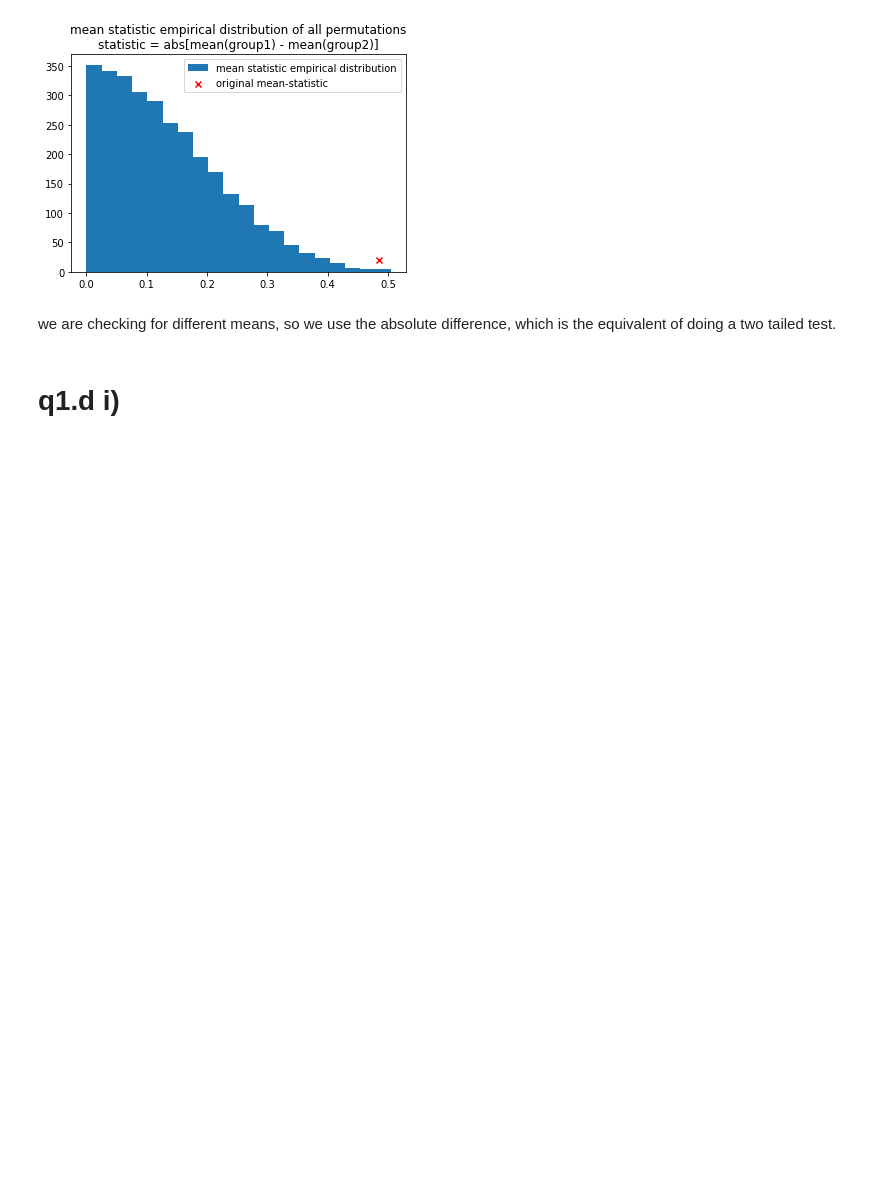
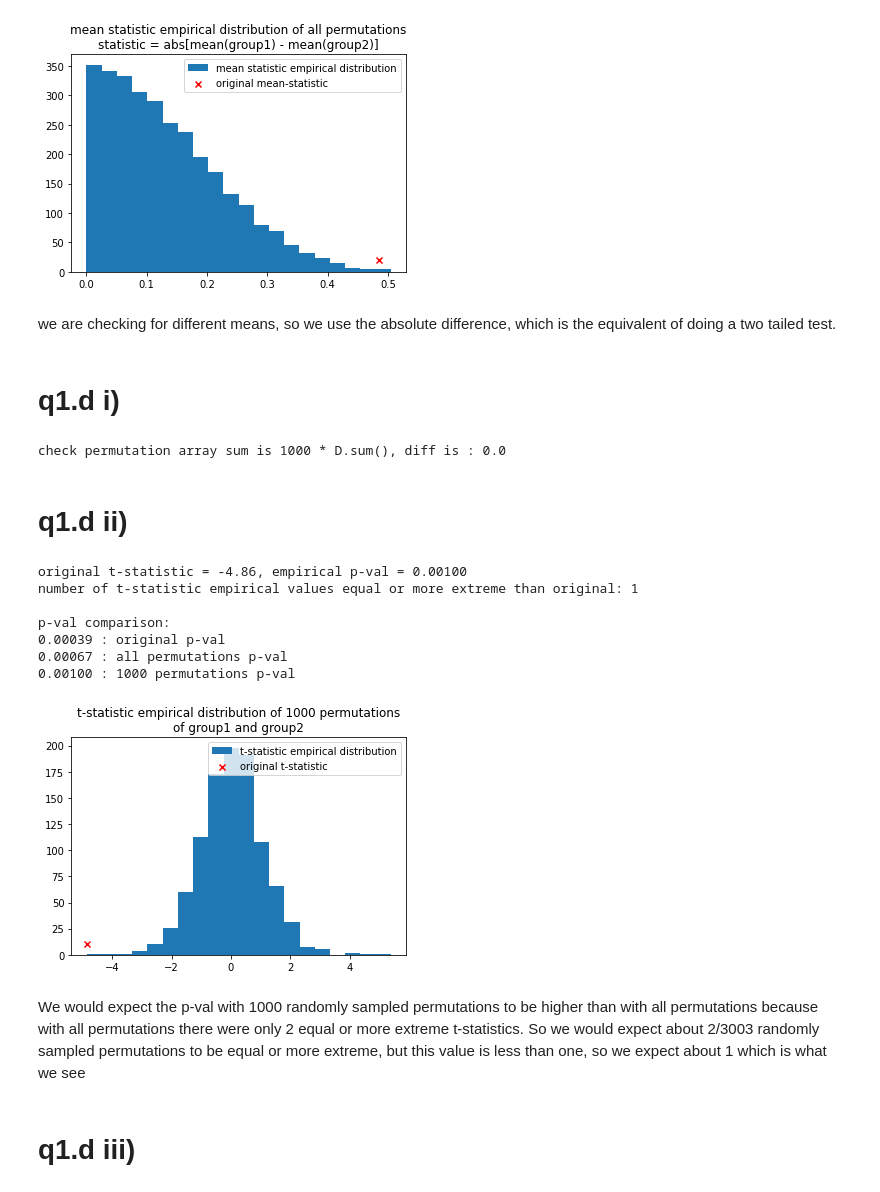
Before and after one commit to fclarke1/modelling-bio-imaging-comp0118, a Jupyter notebook: assignment_2/part_2.ipynb, the cells around one changed output. Saved outputs shown, nothing was run; the diff lists cells and outputs as text; code cells hidden in the pictures; blank space fills up the shorter version.

```diff
--- a/assignment_2/part_2.ipynb
+++ b/assignment_2/part_2.ipynb
@@ -131,3 +137,75 @@ number of mean statistic empirical values equal or more extreme than original: 4
 we are checking for different means, so we use the absolute difference, which is the equivalent of doing a two tailed test.
 # %% [markdown]
 # q1.d i)
+# %%
+# calculate 1000 random permutations of group1 and group2 selection
+# Note the original group1 and group2 musrt be in the final sample
+
+M = 1000
+# we will create a set of all unique selections of group 1
+# then we will create an ndarray of all samples including the missing group 2 items
+group1_unique_perms = set()
+# set is initialised with group 1
+group1_unique_perms.add(tuple(group1))
+D_tuple = tuple(D)
+
+# use a while loop because sampled perms are not always going to be unique so will
+# have to go through the loop probably more than M times
+# Note: sets only allow unique items, so perm is only added if unique
+while len(group1_unique_perms) < M:
+    group1_perm = tuple(sorted(random.sample(D_tuple, N_1)))
+    group1_unique_perms.add(group1_perm)
+
+# now add group 2 to the group 1 selections
+D_group_perms_1000 = np.zeros(shape=(M, N_1 + N_2))
+for row, group1_tuple_perm in enumerate(group1_unique_perms):
+    # store group 1 in ndarray
+    D_group_perms_1000[row, :N_1] = np.asarray(group1_tuple_perm)
+    # store the remaining items as group 2 in ndarray
+    i = N_1
+    for item in D:
+        if item not in group1_tuple_perm:
+            D_group_perms_1000[row, i] = item
+            i += 1
+
+print(f'check permutation array sum is {M} * D.sum(), diff is : {M * D.sum() - D_group_perms_1000.sum()}')
+# %% [output]
+check permutation array sum is 1000 * D.sum(), diff is : 0.0
+# %% [markdown]
+# q1.d ii)
+# %%
+# compute the t-statistic for all group members using the 1000 sampled permutations
+# Assuming group 1 and group 2 are independent samples
+
+N = D_group_perms_1000.shape[0]
+t_statistic_perms_1000 = np.zeros(N)
+for row in range(N):
+    group1_perm = D_group_perms_1000[row, :N_1]
+    group2_perm = D_group_perms_1000[row, N_1:]
+    ttest_perm, _ = stats.ttest_ind(group1_perm, group2_perm)
+    t_statistic_perms_1000[row] = ttest_perm
+
+plt.hist(t_statistic_perms_1000, bins=20, label=f't-statistic empirical distribution')
+plt.scatter(x=t_statistic_gt, y=10, marker='x', color='r', label='original t-statistic')
+plt.title(f't-statistic empirical distribution of {M} permutations\nof group1 and group2')
+plt.legend()
+
+# find p-val of 1000 perms vs original p-val and all perms p-val
+t_stat_1000_num_equal_or_greater = (t_statistic_perms_1000 <= t_statistic_gt).sum()
+p_val_perms_1000 = t_stat_1000_num_equal_or_greater / N
+print(f'original t-statistic = {t_statistic_gt:.2f}, empirical p-val = {p_val_perms_1000:.5f}')
+print(f'number of t-statistic empirical values equal or more extreme than original: {t_stat_1000_num_equal_or_greater}')
+print(f'\np-val comparison:\n{p_val:.5f} : original p-val\n{p_val_perms:.5f} : all permutations p-val\n{p_val_perms_1000:.5f} : {M} permutations p-val')
+# %% [output]
+original t-statistic = -4.86, empirical p-val = 0.00100
+number of t-statistic empirical values equal or more extreme than original: 1
+
+p-val comparison:
+0.00039 : original p-val
+0.00067 : all permutations p-val
+0.00100 : 1000 permutations p-val
+[figure, added]
+# %% [markdown]
+We would expect the p-val with 1000 randomly sampled permutations to be higher than with all permutations because with all permutations there were only 2 equal or more extreme t-statistics. So we would expect about 2/3003 randomly sampled permutations to be equal or more extreme, but this value is less than one, so we expect about 1 which is what we see
+# %% [markdown]
+# q1.d iii)
```
Also changed, not shown: parts of 6 cells of this notebook.
